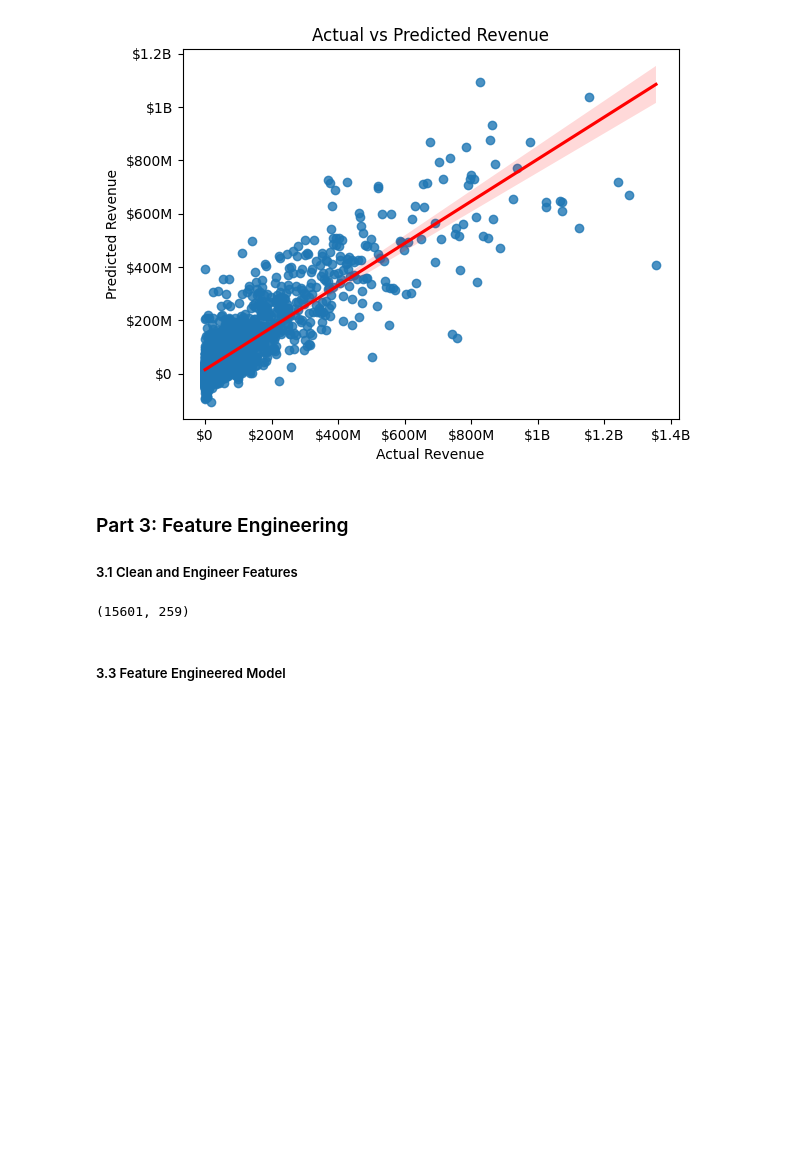
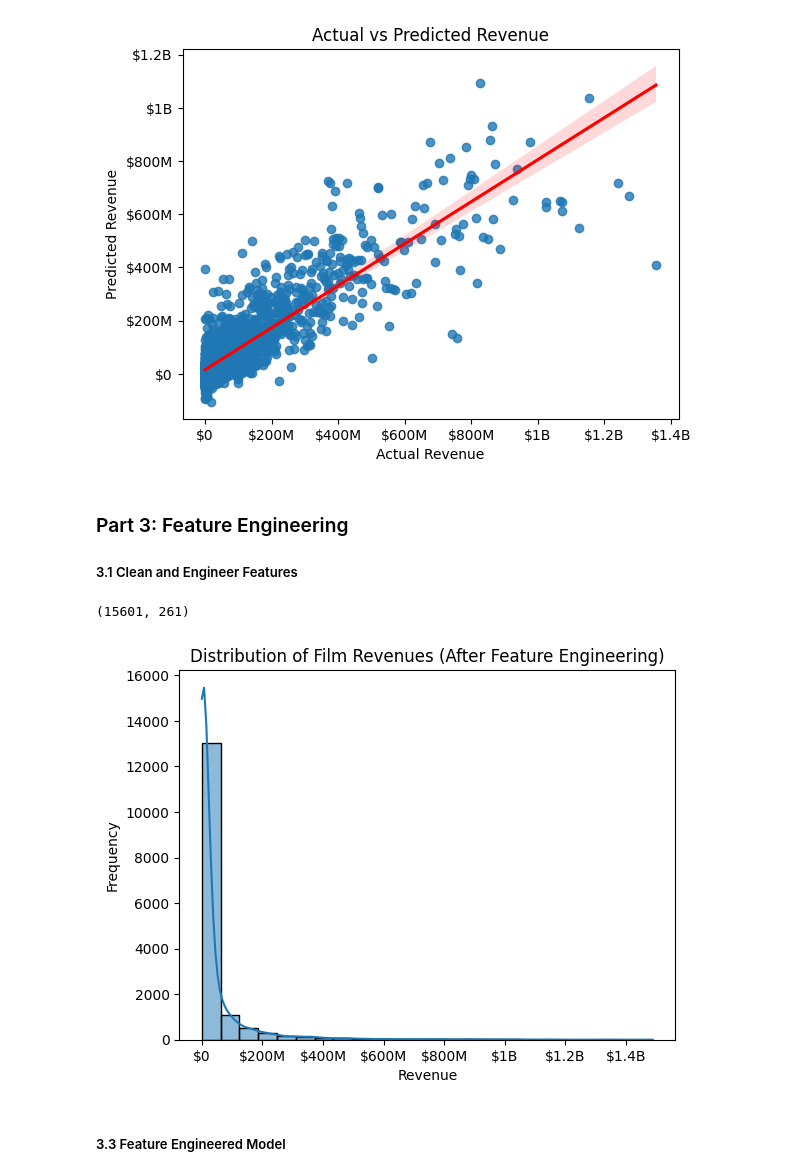
Before and after one commit to mootpuppet/CSC5610_Final_Project, a Jupyter notebook: final_project.ipynb, the cells around one changed output. Saved outputs shown, nothing was run; the diff lists cells and outputs as text; code cells hidden in the pictures; blank space fills up the shorter version.

```diff
--- a/final_project.ipynb
+++ b/final_project.ipynb
@@ -198,52 +244,69 @@ R^2 Score: 0.7525565466992742
 ### Part 3: Feature Engineering
 ##### 3.1 Clean and Engineer Features
 # %%
-
+# Feature engineering
 engineered_df = encoded_df.copy()
 
+# Handle missing values in budget and runtime by filling with median values
 median_budget = int(engineered_df['budget'].median())
 engineered_df['budget'] = engineered_df['budget'].fillna(median_budget)
 
+# Replace non-positive runtimes with NA, then fill with median runtime
 engineered_df['runtime'] = engineered_df['runtime'].where(engineered_df['runtime'] > 0, pd.NA)
 median_runtime = int(engineered_df['runtime'].median())
 engineered_df['runtime'] = engineered_df['runtime'].fillna(median_runtime)
 
+# Extract release month and year from release_date
 engineered_df['release_month'] = engineered_df['release_date'].dt.month_name().astype('category')
 engineered_df['release_year'] = engineered_df['release_date'].dt.year.astype('Int64')
 
-'''
+# Create media format categories based on runtime
 bins = [0, 40, 301, np.inf]
 labels = ['Short Film', 'Feature Film', 'TV Show/Collection']
 engineered_df['media_format'] = pd.cut(
     engineered_df['runtime'],
     bins=bins,
     labels=labels,
     right=False
 )
-'''
 
+
+# Create new features for the number of genres, production companies, production countries, and spoken languages
 engineered_df['num_genres'] = engineered_df['genres'].apply(lambda x: len(str(x).split(',')) if pd.notna(x) and str(x).strip() != '' else 0)
 engineered_df['num_production_companies'] = engineered_df['production_companies'].apply(lambda x: len(str(x).split(',')) if pd.notna(x) and str(x).strip() != '' else 0)
 engineered_df['num_production_countries'] = engineered_df['production_countries'].apply(lambda x: len(str(x).split(',')) if pd.notna(x) and str(x).strip() != '' else 0)
 engineered_df['num_spoken_languages'] = engineered_df['spoken_languages'].apply(lambda x: len(str(x).split(',')) if pd.notna(x) and str(x).strip() != '' else 0)
 
-engineered_df = pd.get_dummies(engineered_df, columns=['release_month'], drop_first=True)
+# One-hot encode the new categorical features
+engineered_df = pd.get_dummies(engineered_df, columns=['media_format','release_month'], drop_first=True)
 
+# Drop original categorical columns and any remaining non-numeric columns
 cols_to_drop = engineered_df.select_dtypes(include=['object', 'str', 'string', 'datetime']).columns
 engineered_df.drop(columns=cols_to_drop, inplace=True)
 
+# Convert all numeric columns to appropriate types and handle any remaining missing values
 for col in engineered_df.select_dtypes(include=['int64', 'float64']).columns:
     if engineered_df[col].dtype == 'int64':
         engineered_df[col] = engineered_df[col].astype('Int64')
     else:
         engineered_df[col] = engineered_df[col].astype('Float64')
 
+# Drop any remaining rows with missing values after engineering
 engineered_df.dropna(inplace=True)
 engineered_df.reset_index(drop=True, inplace=True)
 
+
 display(engineered_df.shape)
+
+ax = sns.histplot(engineered_df['revenue'], bins='doane', kde=True)
+ax.set_title('Distribution of Film Revenues (After Feature Engineering)')
+ax.set_xlabel('Revenue')
+ax.set_ylabel('Frequency')
+ax.xaxis.set_major_formatter(formatter)
+plt.show()
 # %% [output]
-(15601, 259)
+(15601, 261)
+[figure, added]
 # %% [markdown]
 ##### 3.3 Feature Engineered Model
 # %%
```
Also changed, not shown: parts of 12 cells of this notebook.
